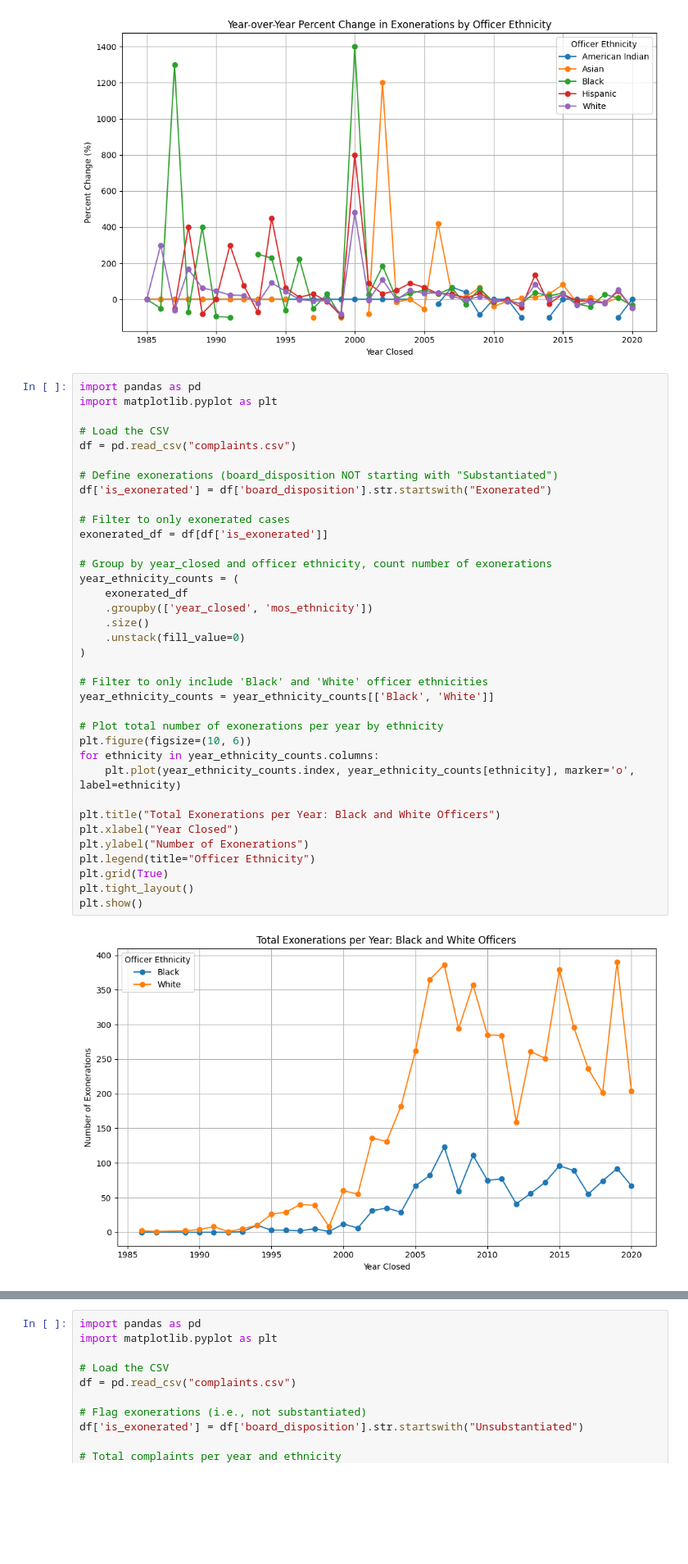
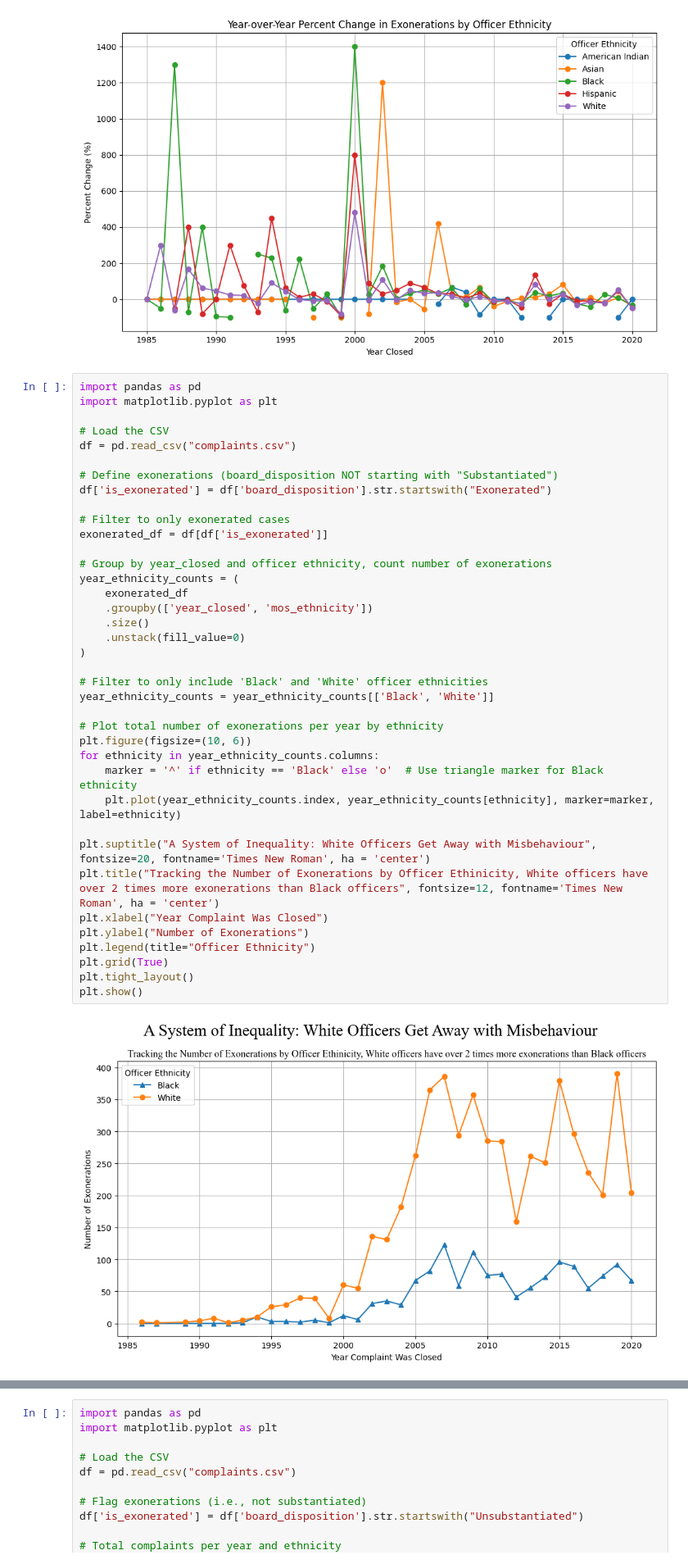
Before and after one commit to KrazyKats/dsc_106, a Jupyter notebook: CCRB-Complaint-Data_202007271729/project2.ipynb, the cells around one changed output, grey strips where cells are left out. Shown at 82% size. Drawn from its saved outputs; the diff is of its cells as text; blank space fills up the shorter version.

```diff
--- a/CCRB-Complaint-Data_202007271729/project2.ipynb
+++ b/CCRB-Complaint-Data_202007271729/project2.ipynb
@@ -43,34 +43,36 @@ import matplotlib.pyplot as plt
 # Load the CSV
 df = pd.read_csv("complaints.csv")
 
 # Define exonerations (board_disposition NOT starting with "Substantiated")
 df['is_exonerated'] = df['board_disposition'].str.startswith("Exonerated")
 
 # Filter to only exonerated cases
 exonerated_df = df[df['is_exonerated']]
 
 # Group by year_closed and officer ethnicity, count number of exonerations
 year_ethnicity_counts = (
     exonerated_df
     .groupby(['year_closed', 'mos_ethnicity'])
     .size()
     .unstack(fill_value=0)
 )
 
 # Filter to only include 'Black' and 'White' officer ethnicities
 year_ethnicity_counts = year_ethnicity_counts[['Black', 'White']]
 
 # Plot total number of exonerations per year by ethnicity
 plt.figure(figsize=(10, 6))
 for ethnicity in year_ethnicity_counts.columns:
-    plt.plot(year_ethnicity_counts.index, year_ethnicity_counts[ethnicity], marker='o', label=ethnicity)
+    marker = '^' if ethnicity == 'Black' else 'o'  # Use triangle marker for Black ethnicity
+    plt.plot(year_ethnicity_counts.index, year_ethnicity_counts[ethnicity], marker=marker, label=ethnicity)
 
-plt.title("Total Exonerations per Year: Black and White Officers")
-plt.xlabel("Year Closed")
+plt.suptitle("A System of Inequality: White Officers Get Away with Misbehaviour", fontsize=20, fontname='Times New Roman', ha = 'center')
+plt.title("Tracking the Number of Exonerations by Officer Ethinicity, White officers have over 2 times more exonerations than Black officers", fontsize=12, fontname='Times New Roman', ha = 'center')
+plt.xlabel("Year Complaint Was Closed")
 plt.ylabel("Number of Exonerations")
 plt.legend(title="Officer Ethnicity")
 plt.grid(True)
 plt.tight_layout()
 plt.show()
 # %% [output]
-[figure, old version]
+[figure, new version]
```
Also changed, not shown: parts of 3 cells of this notebook, 5 other files.
